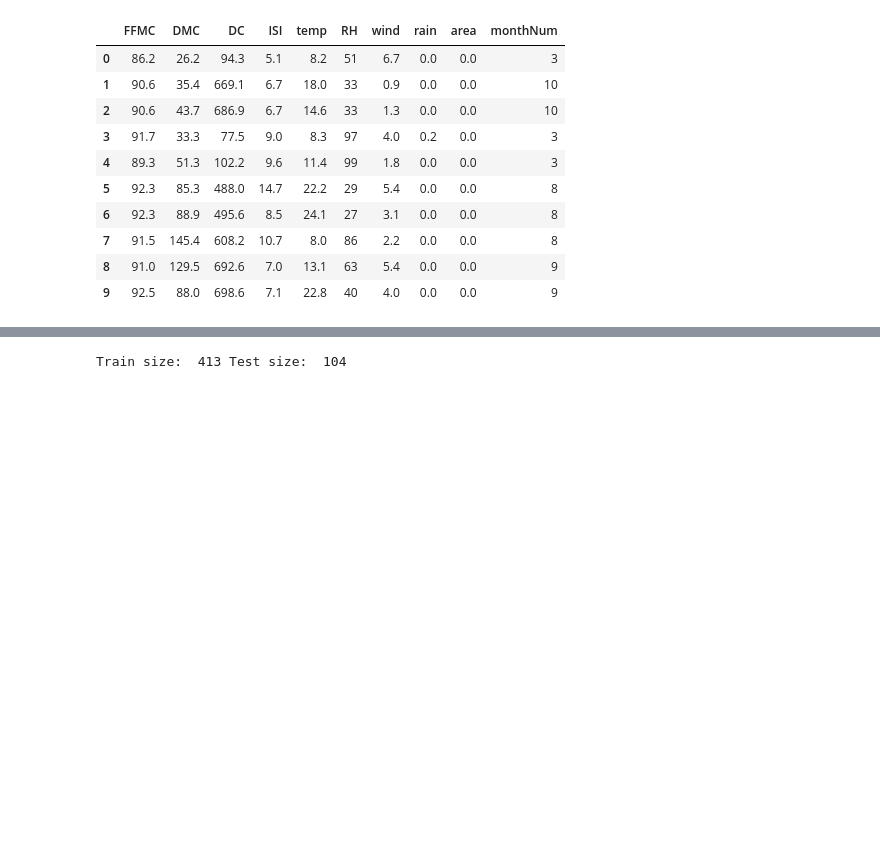
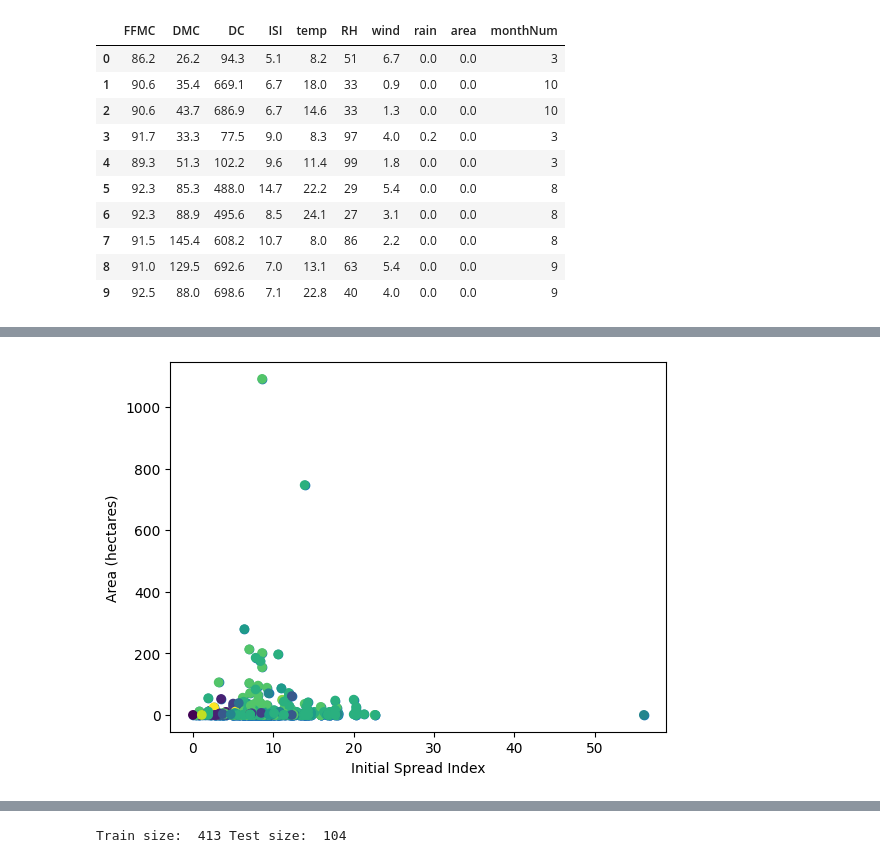
Before and after one commit to krh5284/capstone, a Jupyter notebook: forest_fire_model.ipynb, the cells around one changed output, grey strips where cells are left out. Cells and saved outputs as stored; diff of their text form; code cells hidden in the pictures; blank space fills up the shorter version.

```diff
--- a/forest_fire_model.ipynb
+++ b/forest_fire_model.ipynb
@@ -144,0 +180,12 @@ corr.style.background_gradient(cmap='coolwarm')
+# %%
+ISI = df['ISI']
+area = df['area']
+
+plt.scatter(ISI, area)
+month = df['monthNum']
+plt.scatter(ISI, area, c=month)
+plt.xlabel('Initial Spread Index')
+plt.ylabel('Area (hectares)')
+plt.show()
+# %% [output]
+[figure, added]
```
Also changed, not shown: parts of 6 cells of this notebook.
